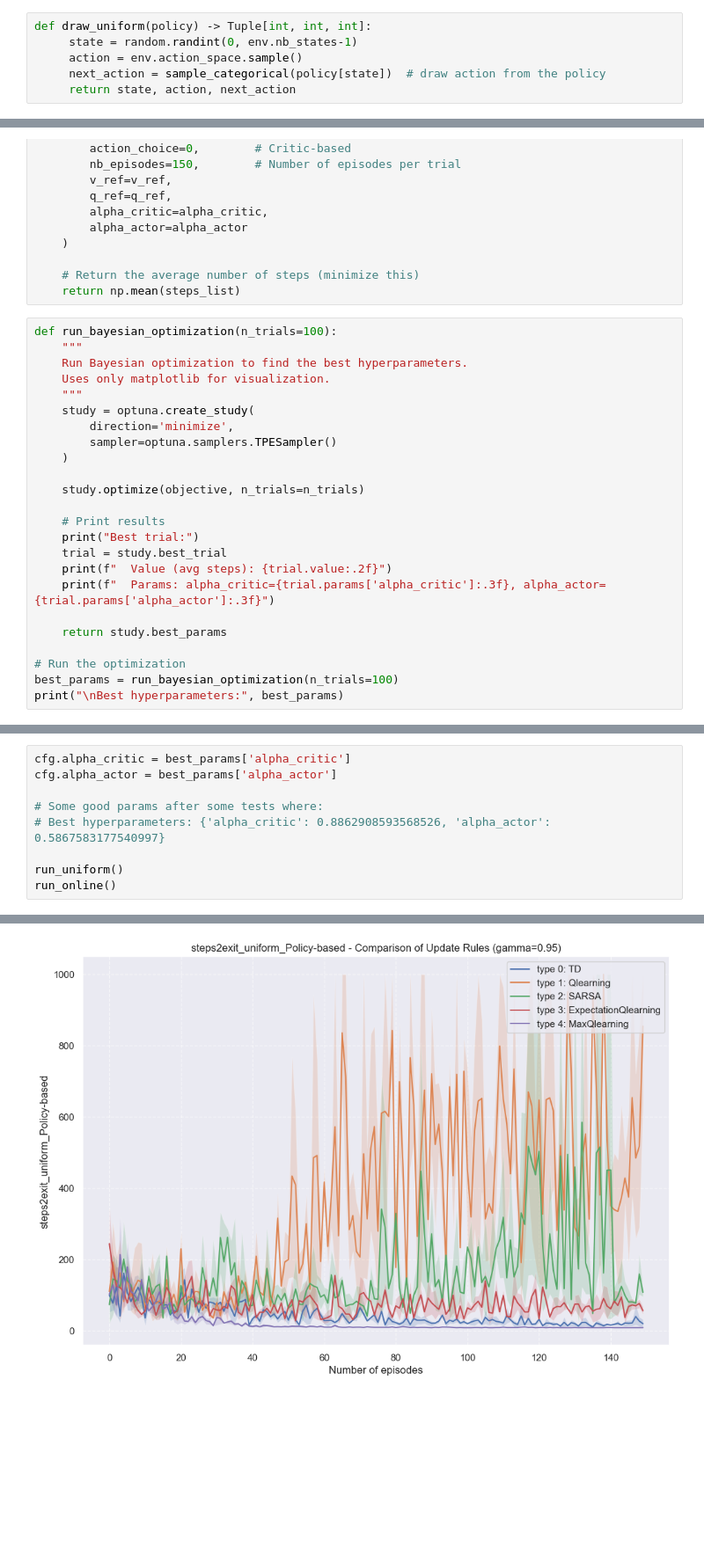
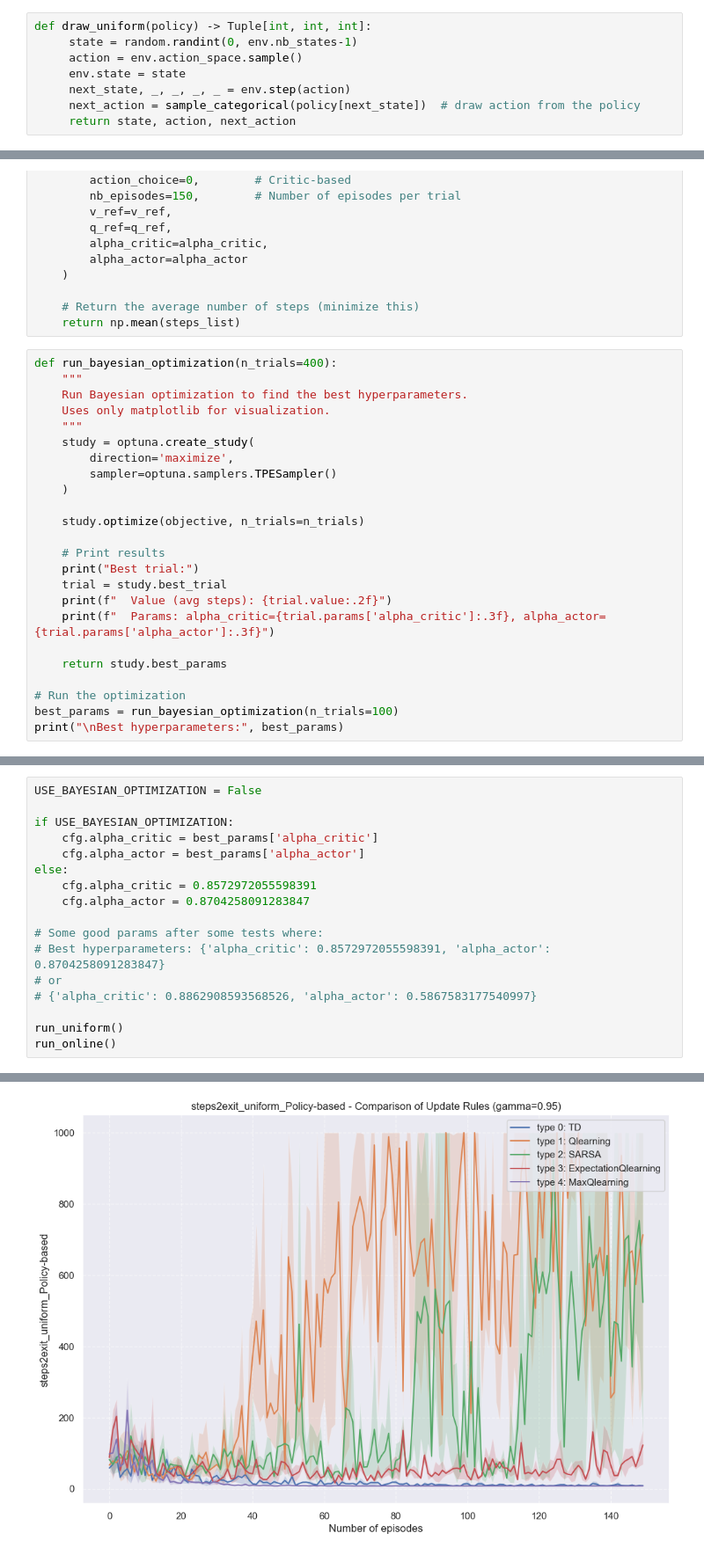
Before and after one commit to Titouaaaan/M2-MIND, a Jupyter notebook: RL/Project 1/14-actor-critic-2025.student.ipynb, the cells around one changed output, grey strips where cells are left out. Shown at 88% size. Cells and saved outputs as stored; diff of their text form; blank space fills up the shorter version.

Commit message:
more graphs and code

```diff
--- a/RL/Project 1/14-actor-critic-2025.student.ipynb
+++ b/RL/Project 1/14-actor-critic-2025.student.ipynb
@@ -521,7 +519,9 @@ def draw_full_uniform() -> Tuple[int, int, int]:
 def draw_uniform(policy) -> Tuple[int, int, int]:
      state = random.randint(0, env.nb_states-1)
      action = env.action_space.sample()
-     next_action = sample_categorical(policy[state])  # draw action from the policy
+     env.state = state
+     next_state, _, _, _, _ = env.step(action)
+     next_action = sample_categorical(policy[next_state])  # draw action from the policy
      return state, action, next_action
 # %% [markdown]
 ### Choosing the action, either from the critic (when using a $Q$ fuynction) or the policy
@@ -799,13 +799,13 @@ def objective(trial):
     # Return the average number of steps (minimize this)
     return np.mean(steps_list)
 # %%
-def run_bayesian_optimization(n_trials=100):
+def run_bayesian_optimization(n_trials=400):
     """
     Run Bayesian optimization to find the best hyperparameters.
     Uses only matplotlib for visualization.
     """
     study = optuna.create_study(
-        direction='minimize',
+        direction='maximize',
         sampler=optuna.samplers.TPESampler()
     )
 
@@ -848,9 +848,17 @@ Best hyperparameters: {'alpha_critic': 0.8862908593568526, 'alpha_actor': 0.5867
 # %%
-cfg.alpha_critic = best_params['alpha_critic']
-cfg.alpha_actor = best_params['alpha_actor']
+USE_BAYESIAN_OPTIMIZATION = False
+
+if USE_BAYESIAN_OPTIMIZATION:
+    cfg.alpha_critic = best_params['alpha_critic']
+    cfg.alpha_actor = best_params['alpha_actor']
+else:
+    cfg.alpha_critic = 0.8572972055598391
+    cfg.alpha_actor = 0.8704258091283847
 
 # Some good params after some tests where:
-# Best hyperparameters: {'alpha_critic': 0.8862908593568526, 'alpha_actor': 0.5867583177540997}
+# Best hyperparameters: {'alpha_critic': 0.8572972055598391, 'alpha_actor': 0.8704258091283847}
+# or
+# {'alpha_critic': 0.8862908593568526, 'alpha_actor': 0.5867583177540997}
 
 run_uniform()
 run_online()
@@ -867,2 +875,2 @@ Plot saved to plots\steps2exit_uniform_Policy-based_alpha_critic_0.8862908593568
-[figure, old version]
+[figure, new version]
 action choice : Critic-based
```
Also changed, not shown: parts of 10 cells of this notebook, 16 other files.
